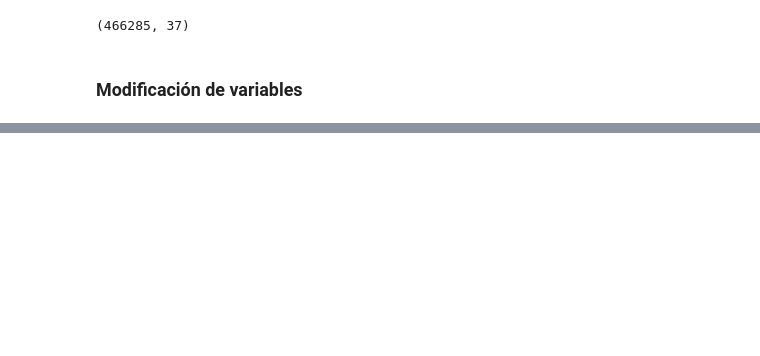
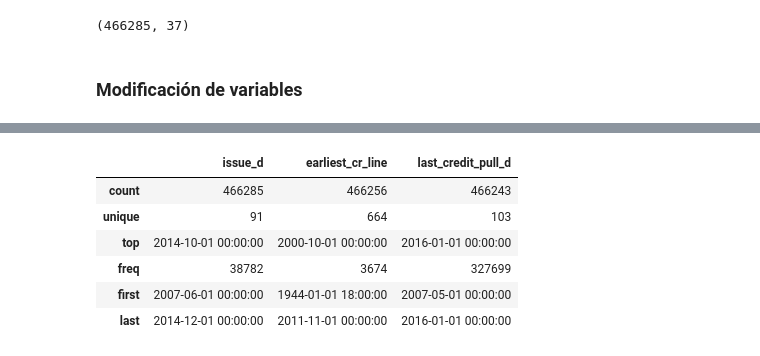
Before and after one commit to alesm99/credit_scoring, a Jupyter notebook: Lectura y exploración de datos.ipynb, the cells around one changed output, grey strips where cells are left out. Saved outputs shown, nothing was run; the diff lists cells and outputs as text; code cells hidden in the pictures; blank space fills up the shorter version.

```diff
--- a/Lectura y exploración de datos.ipynb
+++ b/Lectura y exploración de datos.ipynb
@@ -166,0 +180,11 @@ df['last_credit_pull_d']=df['last_credit_pull_d'].map(lambda x:x if x is np.NaN
+# %%
+df[['issue_d','earliest_cr_line','last_credit_pull_d']].describe()
+# validación de las fechas
+# %% [output]
+|  | issue_d | earliest_cr_line | last_credit_pull_d |
+| count | 466285 | 466256 | 466243 |
+| unique | 91 | 664 | 103 |
+| top | 2014-10-01 00:00:00 | 2000-10-01 00:00:00 | 2016-01-01 00:00:00 |
+| freq | 38782 | 3674 | 327699 |
+| first | 2007-06-01 00:00:00 | 1944-01-01 18:00:00 | 2007-05-01 00:00:00 |
+| last | 2014-12-01 00:00:00 | 2011-11-01 00:00:00 | 2016-01-01 00:00:00 |
```
Also changed, not shown: parts of 12 cells of this notebook.
